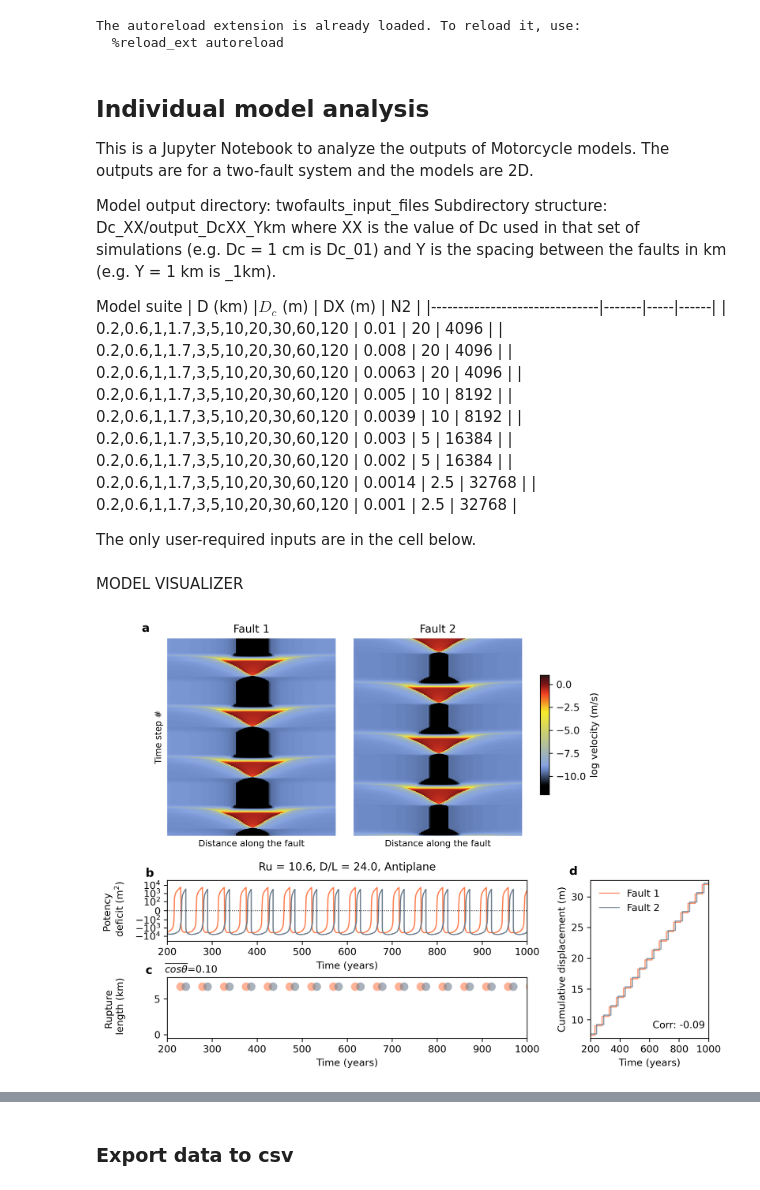
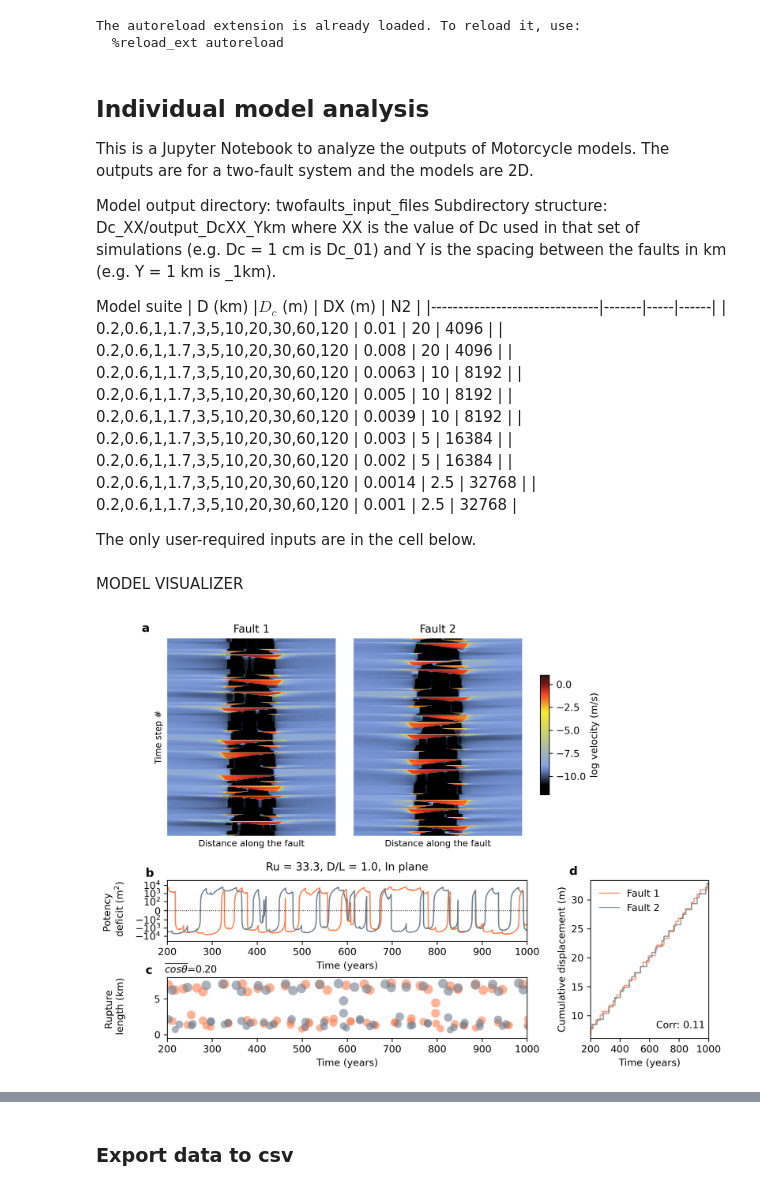
Before and after one commit to absrp/two_fault_interactions, a Jupyter notebook: model_visualizer.ipynb, the cells around one changed output, grey strips where cells are left out. Saved outputs shown, nothing was run; the diff lists cells and outputs as text; code cells hidden in the pictures.

```diff
--- a/model_visualizer.ipynb
+++ b/model_visualizer.ipynb
@@ -41,7 +41,7 @@ Model suite
 |-------------------------------|-------|-----|------|
 | 0.2,0.6,1,1.7,3,5,10,20,30,60,120          | 0.01  | 20  | 4096 |
 | 0.2,0.6,1,1.7,3,5,10,20,30,60,120                   | 0.008 | 20  | 4096 |
-| 0.2,0.6,1,1.7,3,5,10,20,30,60,120                   | 0.0063 | 20  | 4096 |
+| 0.2,0.6,1,1.7,3,5,10,20,30,60,120                   | 0.0063 | 10  | 8192 |
 | 0.2,0.6,1,1.7,3,5,10,20,30,60,120                   | 0.005 | 10  | 8192 |
 | 0.2,0.6,1,1.7,3,5,10,20,30,60,120                   | 0.0039 | 10  | 8192 |
 | 0.2,0.6,1,1.7,3,5,10,20,30,60,120                   | 0.003 | 5  | 16384 |
@@ -52,17 +52,17 @@ Model suite
 The only user-required inputs are in the cell below.
 # %%
 #### this is the only cell that needs changing before running
-main_dir = "model_outputs/antiplane/"
-files_interest = ["Dc_0063/output_Dc0063_120km/"] # can take in list
-loading_type = "Antiplane"
-dc = 0.0063 # Dc in RSF
-D = 120 # distance between the two parallel faults in kilometers
-spin_up = 200  # n of years to omit in analysis - approx time it takes for steady state to be reached ~200 for anti and ~300 for in plane
+main_dir = "model_outputs/two_faults/inplane/"
+files_interest = ["Dc_002/output_Dc002_5km/"]
+loading_type = "In plane"
+dc = 0.002 # Dc in RSF
+D = 5 # distance between the two parallel faults in kilometers
+spin_up = 200  # n of years to omit in analysis - approx time it takes for steady state to be reached
 # %%
 cell_dict = {
     0.01: (20, 4096),
     0.008: (20, 4096),
-    0.0063: (20, 4096),
+    0.0063: (10, 8192),
     0.005: (10, 8192),
     0.0039: (10, 8192),
     0.003: (5, 16384),
@@ -71,10 +71,10 @@ cell_dict = {
     0.001: (2.5, 32768)
 } # DX and N2 info for each model from Motorcycle shell scripts
 
-def downsample_grid(grid, dc): # for plotting and speeding up calculations later
+def downsample_grid(grid, dc):
     if dc > 0.005:
         return grid.coarsen(x=2, boundary='trim').mean()
-    elif 0.0014 <= dc <= 0.0032:
+    elif 0.0014 <= dc <= 0.005:
         return grid.coarsen(x=3, boundary='trim').mean()
     else:
         return grid.coarsen(x=4, boundary='trim').mean()
@@ -165,7 +165,7 @@ for i, (file, DXi, N2i, titlei) in enumerate(zip(files_interest, DX, N2,titles))
     ax1.set_ylim(start_row, end_row)
     ax2.set_ylim(start_row, end_row)
     x_lim1 = int(grid_fault1.shape[1] * 0.4) # removing 30% of grid on both edges on x axis
-    x_lim2 = int(grid_fault2.shape[1] * 0.6)
+    x_lim2 = int(grid_fault1.shape[1] * 0.6)
     ax1.set_xlim(x_lim1, x_lim2)
     ax2.set_xlim(x_lim1, x_lim2)
     ax1.set_xticks([])
@@ -271,7 +271,7 @@ for i, (file, DXi, N2i, titlei) in enumerate(zip(files_interest, DX, N2,titles))
     fig.text(0.076, 0.23, r'$\overline{cos\theta}$=' + f'{R_order:.2f}',
             fontsize=10, verticalalignment='center', horizontalalignment='left')
 
-    # displaement data
+    # displacement data
     fault_data_f1 = pd.read_csv(glob.glob(main_dir + file + 'patch-01-*.dat')[1], # [1] for fault midpoint, [0] and [2] for edges of RW zone
                                 header=None, names=cols, sep='\s+')
     fault_data_f2 = pd.read_csv(glob.glob(main_dir + file + 'patch-02-*.dat')[1],
@@ -303,34 +303,34 @@ for i, (file, DXi, N2i, titlei) in enumerate(zip(files_interest, DX, N2,titles))
     cum_disp_f2_regular = interp_f2(time_regular)
     # Step 3: fit and subtract linear trend for each fault
     coeffs_disp1 = np.polyfit(time_regular, cum_disp_f1_regular, 1)
     coeffs_disp2 = np.polyfit(time_regular, cum_disp_f2_regular, 1)
     trend_disp1 = np.polyval(coeffs_disp1, time_regular)
     trend_disp2 = np.polyval(coeffs_disp2, time_regular)
     cum_disp_f1_detrended = cum_disp_f1_regular - trend_disp1
     cum_disp_f2_detrended = cum_disp_f2_regular - trend_disp2
     # Step 4: correlation coefficient on detrended displacements
     disp_corr, _ = pearsonr(cum_disp_f1_detrended, cum_disp_f2_detrended)
     ax7.plot(time_years_f1, cum_disp_f1, color='coral', alpha=0.8, linewidth=1.2, label='Fault 1')
     ax7.plot(time_years_f2, cum_disp_f2, color='slategray', alpha=0.8, linewidth=1.2, label='Fault 2')
     ax7.set_xlabel('Time (years)',fontsize=10)
     ax7.set_ylabel('Cumulative displacement (m)',fontsize=10)
     ax7.set_xlim(spin_up, 1000)
     mask_f1 = (time_years_f1 >= spin_up) & (time_years_f1 <= 1000)
     mask_f2 = (time_years_f2 >= spin_up) & (time_years_f2 <= 1000)
     y_min = min(cum_disp_f1[mask_f1].min(), cum_disp_f2[mask_f2].min())
     y_max = max(cum_disp_f1[mask_f1].max(), cum_disp_f2[mask_f2].max())
     y_range = y_max - y_min
     ax7.set_ylim(y_min - 0.02*y_range, y_max + 0.02*y_range)
 
     ax7.legend(loc='upper left', fontsize=10, frameon=False)
     ax7.tick_params(labelsize=10)
     ax7.text(0.97, 0.05, f'Corr: {disp_corr:.2f}', transform=ax7.transAxes,
             fontsize=10, verticalalignment='bottom', horizontalalignment='right')
 
     titlei = titlei.replace('$', '').replace('_', '').replace('/', '')
     plt.savefig(r'Summary figures/' + titlei +'.png',bbox_inches='tight')
 # %% [output]
-[figure, old version]
+[figure, new version]
 # %%
 plt.figure(figsize=(8, 4))
 plt.plot(cum_disp_f1_detrended, label='Fault 1 detrended')
```
Also changed, not shown: parts of 3 cells of this notebook, 1 other file.
